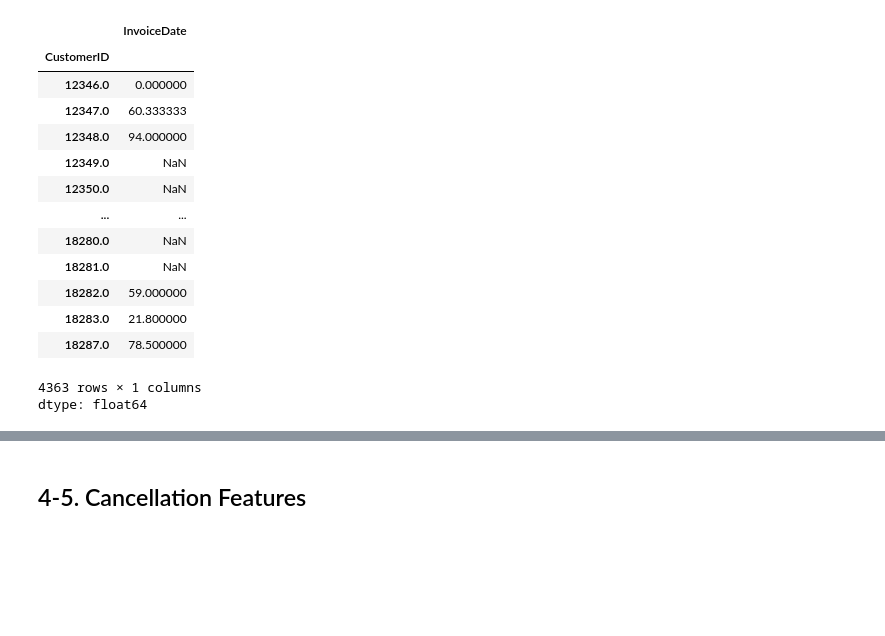
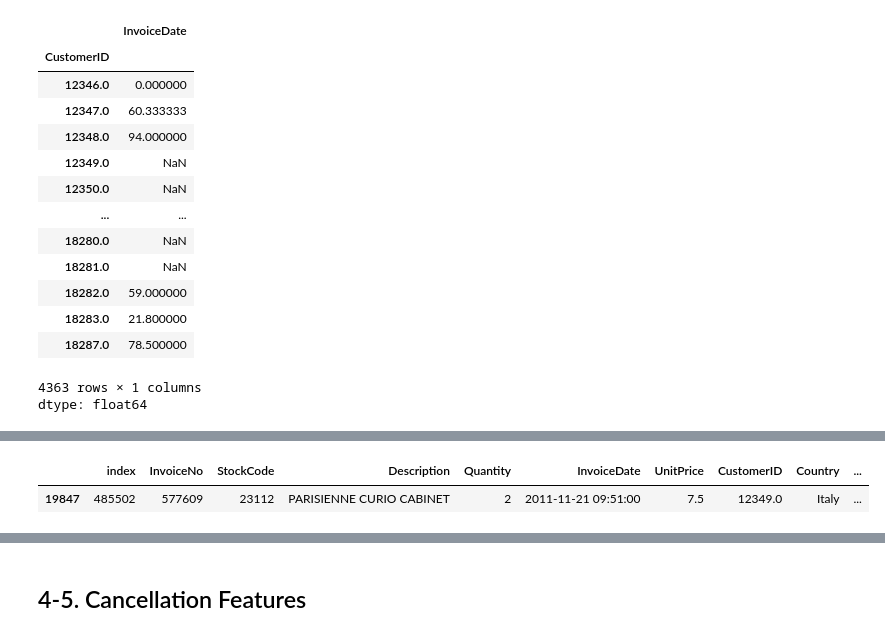
Before and after one commit to iamyunaseo/e-commerce-customer-behavior-analytics, a Jupyter notebook: e-commerce-customer-behavior-analytics.ipynb, the cells around one changed output, grey strips where cells are left out. Saved outputs shown, nothing was run; the diff lists cells and outputs as text; code cells hidden in the pictures; blank space fills up the shorter version.

```diff
--- a/e-commerce-customer-behavior-analytics.ipynb
+++ b/e-commerce-customer-behavior-analytics.ipynb
@@ -882,0 +900,5 @@ dtype: float64
+# %%
+df_single_invodate[df_single_invodate['CustomerID'] == 12349]
+# %% [output]
+|  | index | InvoiceNo | StockCode | Description | Quantity | InvoiceDate | UnitPrice | CustomerID | Country | ... |
+| 19847 | 485502 | 577609 | 23112 | PARISIENNE CURIO CABINET | 2 | 2011-11-21 09:51:00 | 7.5 | 12349.0 | Italy | ... |
```
Also changed, not shown: parts of 10 cells of this notebook.
